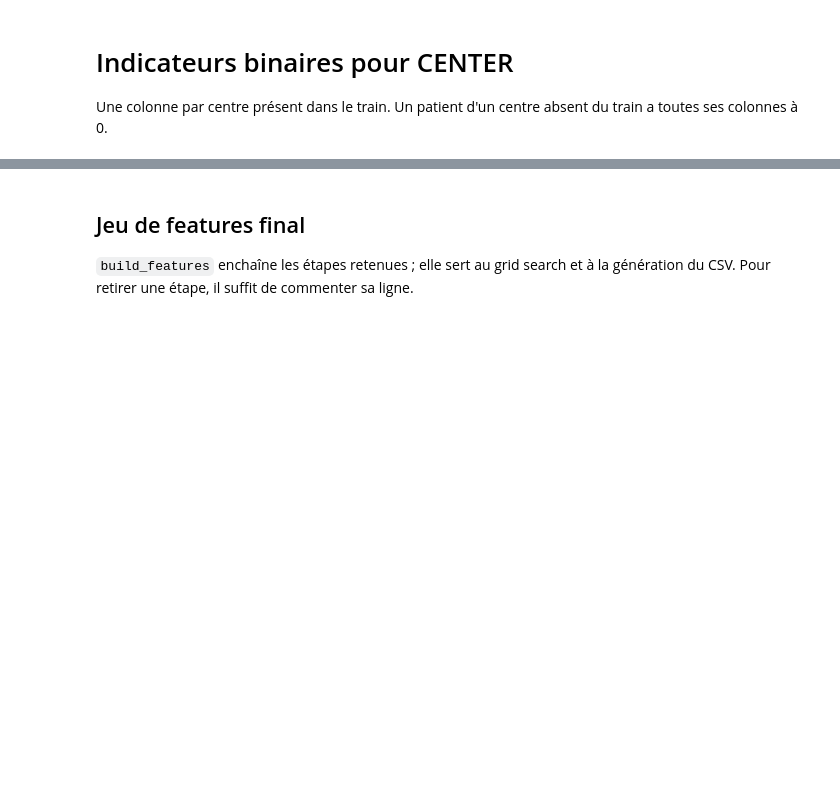
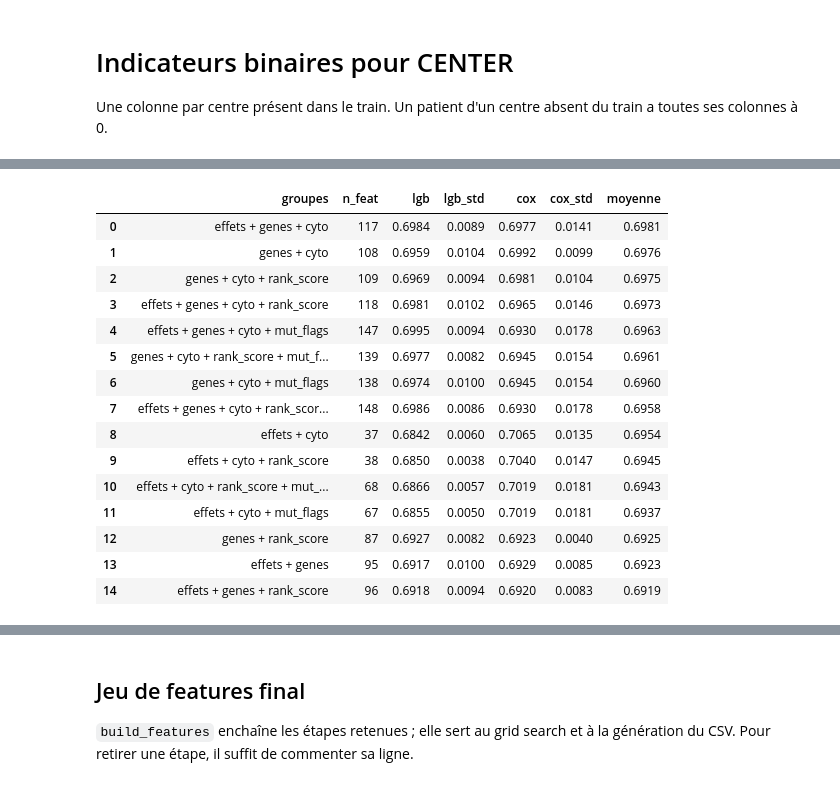
Before and after one commit to corentin-lpsc/Data-challenge-2026, a Jupyter notebook: Notebook.ipynb, the cells around one changed output, grey strips where cells are left out. Saved outputs shown, nothing was run; the diff lists cells and outputs as text; code cells hidden in the pictures; blank space fills up the shorter version.

```diff
--- a/Premiers_tests.ipynb
+++ b/Notebook.ipynb
@@ -446,0 +573,79 @@ eval_cox(X_train_aug5, X_test_aug5)
+# %%
+from itertools import combinations
+import warnings
+
+# Groupes qui n'utilisent pas la cible : calculés une fois sur tout le train
+static_groups = {
+    "effets": mutation_effects,
+    "genes": [c for c in X_train_aug5.columns if c.startswith(("gene_", "vaf_"))],
+    "cyto": [c for c in X_train_aug5.columns if "cyto_" in c],
+    "centres": [c for c in X_train_aug5.columns if c.startswith("center_")],
+}
+# Groupes qui utilisent la cible (décédés) : recalculés dans chaque pli
+cols_of = dict(
+    static_groups,
+    rank_score=["mutation_rank_score"],
+    mut_flags=[f"mutation_{r:02d}" for r in range(1, N + 1)],
+)
+group_names = list(cols_of)
+
+def target_features(ids_fit, y_fit, ids_part, index):
+    top = count_5tuples(ids_fit[y_fit["OS_STATUS"]]).head(N)
+    out = add_rank_score(pd.DataFrame(index=index), ids_part, top)
+    return add_mutation_flags(out, ids_part, top)
+
+def score_lgb(Xtr, Xva, y_tr, y_va):
+    m = lgb.train({"max_depth": 3, "learning_rate": 0.05, "verbose": -1},
+                  lgb.Dataset(Xtr, label=y_tr["OS_YEARS"]))
+    return concordance_index_ipcw(y_tr, y_va, -m.predict(Xva), tau=7)[0]
+
+def score_cox(Xtr, Xva, y_tr, y_va, alpha=1.0):
+    cox = Pipeline([
+        ("imputer", SimpleImputer(strategy="median")),
+        ("scaler", StandardScaler()),
+        ("model", CoxPHSurvivalAnalysis(alpha=alpha)),
+    ])
+    with warnings.catch_warnings():
+        warnings.simplefilter("ignore")
+        cox.fit(Xtr, y_tr)
+    return concordance_index_ipcw(y_tr, y_va, cox.predict(Xva), tau=7)[0]
+
+# Préparation des 5 plis (features dépendant de la cible recalculées sur chaque pli d'entraînement)
+X_static = X_train_aug5[features + [c for g in static_groups.values() for c in g]]
+folds = []
+for tr, va in KFold(n_splits=5, shuffle=True, random_state=0).split(X_static):
+    ids_tr, y_tr, y_va = ids_train[tr], y_train[tr], y_train[va]
+    Xtr = X_static.iloc[tr].join(target_features(ids_tr, y_tr, ids_tr, X_static.index[tr]))
+    Xva = X_static.iloc[va].join(target_features(ids_tr, y_tr, ids_train[va], X_static.index[va]))
+    folds.append((Xtr, Xva, y_tr, y_va))
+
+# Évaluation des 64 combinaisons
+start = time()
+rows = []
+for k in range(len(group_names) + 1):
+    for combo in combinations(group_names, k):
+        cols = features + [c for g in combo for c in cols_of[g]]
+        s_lgb = [score_lgb(Xtr[cols], Xva[cols], y_tr, y_va) for Xtr, Xva, y_tr, y_va in folds]
+        s_cox = [score_cox(Xtr[cols], Xva[cols], y_tr, y_va) for Xtr, Xva, y_tr, y_va in folds]
+        row = {"groupes": " + ".join(combo) or "(base)", "n_feat": len(cols),
+               "lgb": np.mean(s_lgb), "lgb_std": np.std(s_lgb),
+               "cox": np.mean(s_cox), "cox_std": np.std(s_cox)}
+        row.update({g: g in combo for g in group_names})
+        rows.append(row)
+    print(f"combinaisons à {k} groupes faites ({time() - start:.0f} s)")
+
+results = pd.DataFrame(rows)
+results["moyenne"] = (results["lgb"] + results["cox"]) / 2
+results = results.sort_values("moyenne", ascending=False).reset_index(drop=True)
+
+# Effet marginal de chaque groupe
+marginal = pd.DataFrame({
+    g: {m: results.loc[results[g], m].mean() - results.loc[~results[g], m].mean()
+        for m in ["lgb", "cox", "moyenne"]}
+    for g in group_names
+}).T.sort_values("moyenne", ascending=False)
+
+pd.set_option("display.float_format", "{:.4f}".format)
+display(results[["groupes", "n_feat", "lgb", "lgb_std", "cox", "cox_std", "moyenne"]].head(15))
+display(marginal)
+# %% [output]
@@ -446,0 +659,16 @@ eval_cox(X_train_aug5, X_test_aug5)
+|  | groupes | n_feat | lgb | lgb_std | cox | cox_std | moyenne |
+| 0 | effets + genes + cyto | 117 | 0.6984 | 0.0089 | 0.6977 | 0.0141 | 0.6981 |
+| 1 | genes + cyto | 108 | 0.6959 | 0.0104 | 0.6992 | 0.0099 | 0.6976 |
+| 2 | genes + cyto + rank_score | 109 | 0.6969 | 0.0094 | 0.6981 | 0.0104 | 0.6975 |
+| 3 | effets + genes + cyto + rank_score | 118 | 0.6981 | 0.0102 | 0.6965 | 0.0146 | 0.6973 |
+| 4 | effets + genes + cyto + mut_flags | 147 | 0.6995 | 0.0094 | 0.6930 | 0.0178 | 0.6963 |
+| 5 | genes + cyto + rank_score + mut_f... | 139 | 0.6977 | 0.0082 | 0.6945 | 0.0154 | 0.6961 |
+| 6 | genes + cyto + mut_flags | 138 | 0.6974 | 0.0100 | 0.6945 | 0.0154 | 0.6960 |
+| 7 | effets + genes + cyto + rank_scor... | 148 | 0.6986 | 0.0086 | 0.6930 | 0.0178 | 0.6958 |
+| 8 | effets + cyto | 37 | 0.6842 | 0.0060 | 0.7065 | 0.0135 | 0.6954 |
+| 9 | effets + cyto + rank_score | 38 | 0.6850 | 0.0038 | 0.7040 | 0.0147 | 0.6945 |
+| 10 | effets + cyto + rank_score + mut_... | 68 | 0.6866 | 0.0057 | 0.7019 | 0.0181 | 0.6943 |
+| 11 | effets + cyto + mut_flags | 67 | 0.6855 | 0.0050 | 0.7019 | 0.0181 | 0.6937 |
+| 12 | genes + rank_score | 87 | 0.6927 | 0.0082 | 0.6923 | 0.0040 | 0.6925 |
+| 13 | effets + genes | 95 | 0.6917 | 0.0100 | 0.6929 | 0.0085 | 0.6923 |
+| 14 | effets + genes + rank_score | 96 | 0.6918 | 0.0094 | 0.6920 | 0.0083 | 0.6919 |
```
Also changed, not shown: parts of 30 cells of this notebook, 1 other file.
